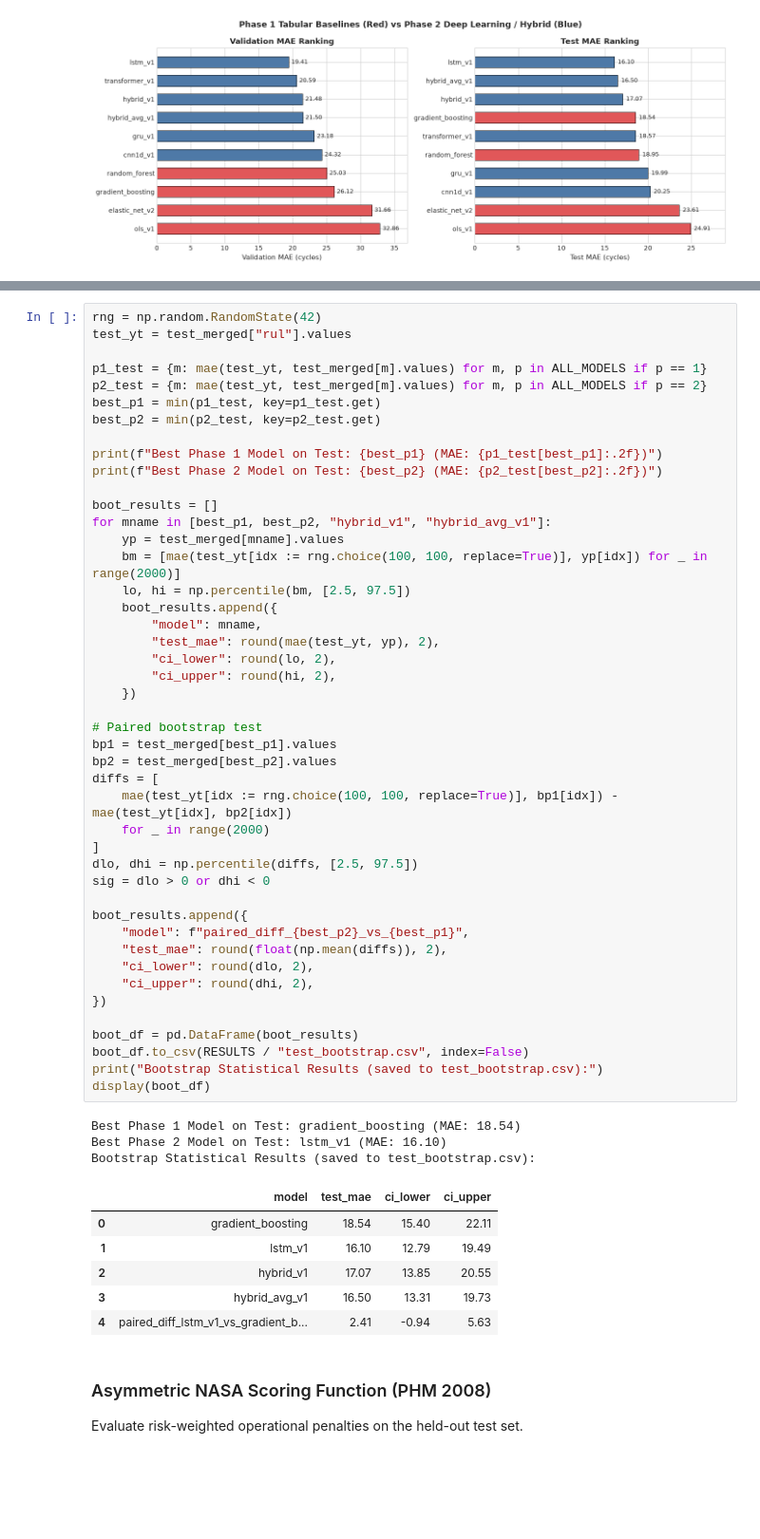
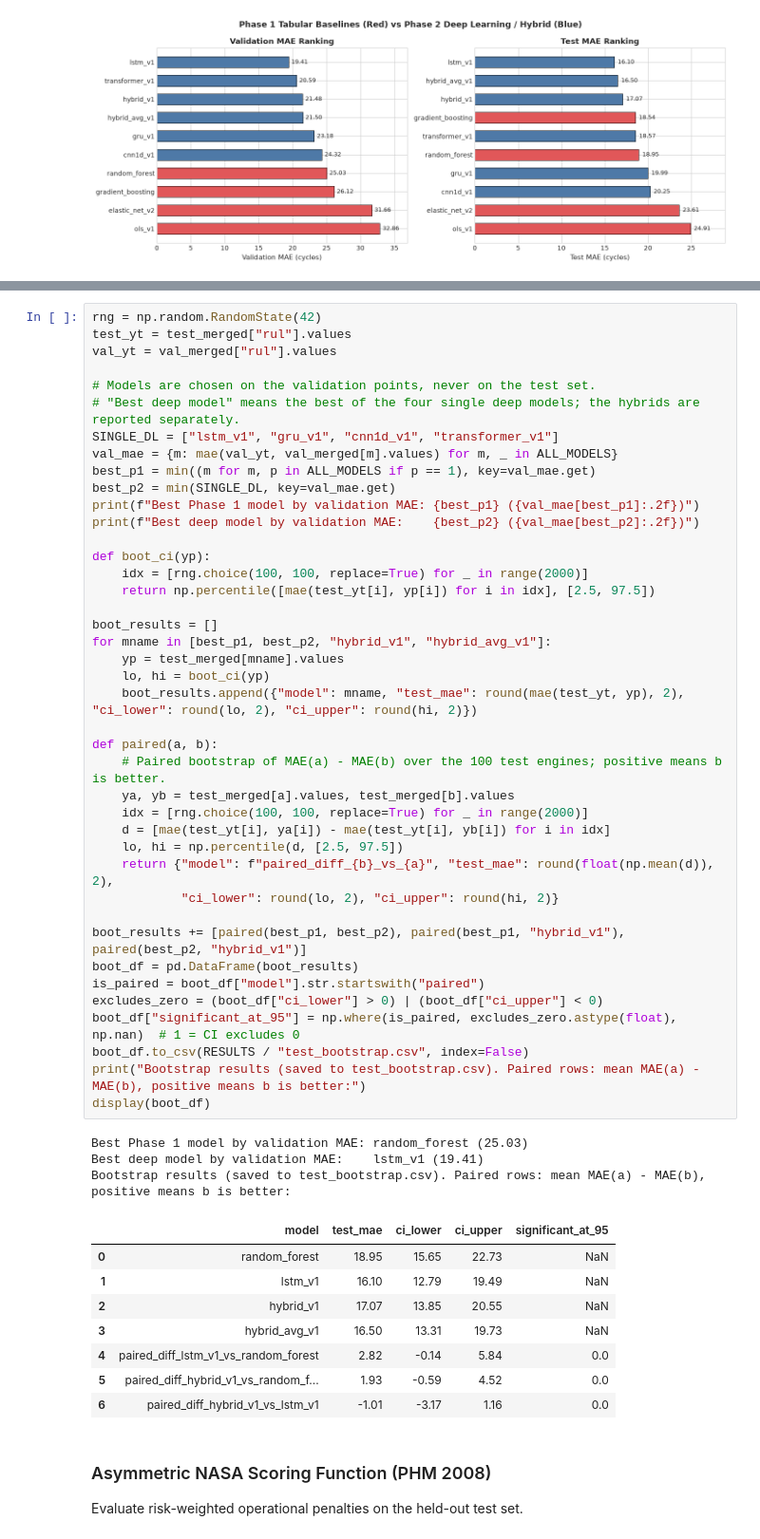
Before and after one commit to abhiiiiiii-21/aml-rul, a Jupyter notebook: notebooks/phase2/07_final_evaluation.ipynb, the cells around one changed output, grey strips where cells are left out. Shown at 95% size. Cells and saved outputs as stored; diff of their text form; blank space fills up the shorter version.

```diff
--- a/notebooks/phase2/07_final_evaluation.ipynb
+++ b/notebooks/phase2/07_final_evaluation.ipynb
@@ -218,58 +218,56 @@ Compute 95% bootstrap confidence intervals (2,000 resamples) and perform a paire
 # %%
 rng = np.random.RandomState(42)
 test_yt = test_merged["rul"].values
+val_yt = val_merged["rul"].values
 
-p1_test = {m: mae(test_yt, test_merged[m].values) for m, p in ALL_MODELS if p == 1}
-p2_test = {m: mae(test_yt, test_merged[m].values) for m, p in ALL_MODELS if p == 2}
-best_p1 = min(p1_test, key=p1_test.get)
-best_p2 = min(p2_test, key=p2_test.get)
+# Models are chosen on the validation points, never on the test set.
+# "Best deep model" means the best of the four single deep models; the hybrids are reported separately.
+SINGLE_DL = ["lstm_v1", "gru_v1", "cnn1d_v1", "transformer_v1"]
+val_mae = {m: mae(val_yt, val_merged[m].values) for m, _ in ALL_MODELS}
+best_p1 = min((m for m, p in ALL_MODELS if p == 1), key=val_mae.get)
+best_p2 = min(SINGLE_DL, key=val_mae.get)
+print(f"Best Phase 1 model by validation MAE: {best_p1} ({val_mae[best_p1]:.2f})")
+print(f"Best deep model by validation MAE:    {best_p2} ({val_mae[best_p2]:.2f})")
 
-print(f"Best Phase 1 Model on Test: {best_p1} (MAE: {p1_test[best_p1]:.2f})")
-print(f"Best Phase 2 Model on Test: {best_p2} (MAE: {p2_test[best_p2]:.2f})")
+def boot_ci(yp):
+    idx = [rng.choice(100, 100, replace=True) for _ in range(2000)]
+    return np.percentile([mae(test_yt[i], yp[i]) for i in idx], [2.5, 97.5])
 
 boot_results = []
 for mname in [best_p1, best_p2, "hybrid_v1", "hybrid_avg_v1"]:
     yp = test_merged[mname].values
-    bm = [mae(test_yt[idx := rng.choice(100, 100, replace=True)], yp[idx]) for _ in range(2000)]
-    lo, hi = np.percentile(bm, [2.5, 97.5])
-    boot_results.append({
-        "model": mname,
-        "test_mae": round(mae(test_yt, yp), 2),
-        "ci_lower": round(lo, 2),
-        "ci_upper": round(hi, 2),
-    })
+    lo, hi = boot_ci(yp)
+    boot_results.append({"model": mname, "test_mae": round(mae(test_yt, yp), 2), "ci_lower": round(lo, 2), "ci_upper": round(hi, 2)})
 
-# Paired bootstrap test
-bp1 = test_merged[best_p1].values
-bp2 = test_merged[best_p2].values
-diffs = [
-    mae(test_yt[idx := rng.choice(100, 100, replace=True)], bp1[idx]) - mae(test_yt[idx], bp2[idx])
-    for _ in range(2000)
-]
-dlo, dhi = np.percentile(diffs, [2.5, 97.5])
-sig = dlo > 0 or dhi < 0
+def paired(a, b):
+    # Paired bootstrap of MAE(a) - MAE(b) over the 100 test engines; positive means b is better.
+    ya, yb = test_merged[a].values, test_merged[b].values
+    idx = [rng.choice(100, 100, replace=True) for _ in range(2000)]
+    d = [mae(test_yt[i], ya[i]) - mae(test_yt[i], yb[i]) for i in idx]
+    lo, hi = np.percentile(d, [2.5, 97.5])
+    return {"model": f"paired_diff_{b}_vs_{a}", "test_mae": round(float(np.mean(d)), 2),
+            "ci_lower": round(lo, 2), "ci_upper": round(hi, 2)}
 
-boot_results.append({
-    "model": f"paired_diff_{best_p2}_vs_{best_p1}",
-    "test_mae": round(float(np.mean(diffs)), 2),
-    "ci_lower": round(dlo, 2),
-    "ci_upper": round(dhi, 2),
-})
-
+boot_results += [paired(best_p1, best_p2), paired(best_p1, "hybrid_v1"), paired(best_p2, "hybrid_v1")]
 boot_df = pd.DataFrame(boot_results)
+is_paired = boot_df["model"].str.startswith("paired")
+excludes_zero = (boot_df["ci_lower"] > 0) | (boot_df["ci_upper"] < 0)
+boot_df["significant_at_95"] = np.where(is_paired, excludes_zero.astype(float), np.nan)  # 1 = CI excludes 0
 boot_df.to_csv(RESULTS / "test_bootstrap.csv", index=False)
-print("Bootstrap Statistical Results (saved to test_bootstrap.csv):")
+print("Bootstrap results (saved to test_bootstrap.csv). Paired rows: mean MAE(a) - MAE(b), positive means b is better:")
 display(boot_df)
 # %% [output]
-Best Phase 1 Model on Test: gradient_boosting (MAE: 18.54)
-Best Phase 2 Model on Test: lstm_v1 (MAE: 16.10)
-Bootstrap Statistical Results (saved to test_bootstrap.csv):
+Best Phase 1 model by validation MAE: random_forest (25.03)
+Best deep model by validation MAE:    lstm_v1 (19.41)
+Bootstrap results (saved to test_bootstrap.csv). Paired rows: mean MAE(a) - MAE(b), positive means b is better:
-|  | model | test_mae | ci_lower | ci_upper |
-| 0 | gradient_boosting | 18.54 | 15.40 | 22.11 |
-| 1 | lstm_v1 | 16.10 | 12.79 | 19.49 |
-| 2 | hybrid_v1 | 17.07 | 13.85 | 20.55 |
-| 3 | hybrid_avg_v1 | 16.50 | 13.31 | 19.73 |
-| 4 | paired_diff_lstm_v1_vs_gradient_b... | 2.41 | -0.94 | 5.63 |
+|  | model | test_mae | ci_lower | ci_upper | significant_at_95 |
+| 0 | random_forest | 18.95 | 15.65 | 22.73 | NaN |
+| 1 | lstm_v1 | 16.10 | 12.79 | 19.49 | NaN |
+| 2 | hybrid_v1 | 17.07 | 13.85 | 20.55 | NaN |
+| 3 | hybrid_avg_v1 | 16.50 | 13.31 | 19.73 | NaN |
+| 4 | paired_diff_lstm_v1_vs_random_forest | 2.82 | -0.14 | 5.84 | 0.0 |
+| 5 | paired_diff_hybrid_v1_vs_random_f... | 1.93 | -0.59 | 4.52 | 0.0 |
+| 6 | paired_diff_hybrid_v1_vs_lstm_v1 | -1.01 | -3.17 | 1.16 | 0.0 |
 # %% [markdown]
 ### Asymmetric NASA Scoring Function (PHM 2008)
 
```
Also changed, not shown: parts of 8 cells of this notebook, 26 other files.
